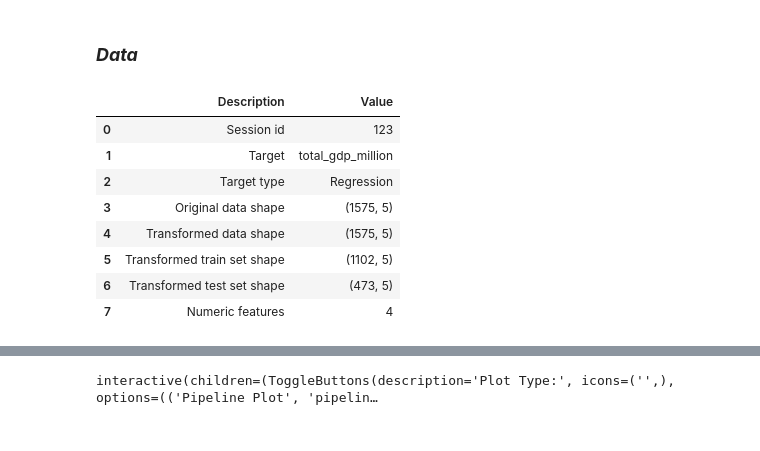
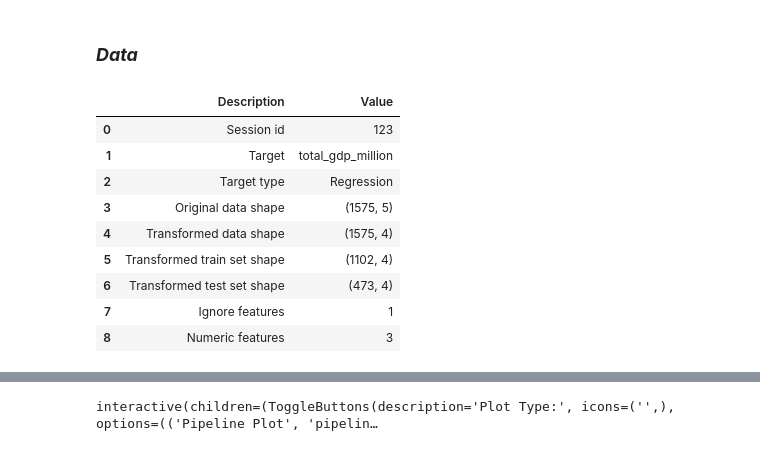
Before and after one commit to SantiagoGS97/Proyecto, a Jupyter notebook: Proyecto.ipynb, the cells around one changed output, grey strips where cells are left out. Drawn from its saved outputs; the diff is of its cells as text; code cells hidden in the pictures.

```diff
--- a/Proyecto.ipynb
+++ b/Proyecto.ipynb
@@ -411,20 +411,21 @@ Data_final['Poblacion']= std.transform(Data_final[['Poblacion']])
 Data_final_2  = Data_final.drop(columns=['Pais_x'],axis=1)
 # Se crea un nuevo DataFrame el el cual no se incluya el pais, para solo tener datos numericos para los analisis
 # %%
-reg = setup(Data_final_2, target = 'total_gdp_million', session_id = 123,remove_multicollinearity=False,preprocess=False)
+reg = setup(Data_final_2, target = 'total_gdp_million',ignore_features=['año_x'],session_id = 123,remove_multicollinearity=False,preprocess=False)
 # se configura la ruta de Pycaret para poder hacer una regresion lineal. Anteriormente se determino que la multicolinealidad
 # no seria un porblema para la ejecucion de los modelos, por lo que se decide realizar una regresion lineal
 # usando simplemente la data tal cual y no remover la multicolinealidad
 # %% [output]
 |  | Description | Value |
 | 0 | Session id | 123 |
 | 1 | Target | total_gdp_million |
 | 2 | Target type | Regression |
 | 3 | Original data shape | (1575, 5) |
-| 4 | Transformed data shape | (1575, 5) |
-| 5 | Transformed train set shape | (1102, 5) |
-| 6 | Transformed test set shape | (473, 5) |
-| 7 | Numeric features | 4 |
+| 4 | Transformed data shape | (1575, 4) |
+| 5 | Transformed train set shape | (1102, 4) |
+| 6 | Transformed test set shape | (473, 4) |
+| 7 | Ignore features | 1 |
+| 8 | Numeric features | 3 |
 # %%
 best = compare_models()
 # Se hace una comparacion de los diferentes modelos, dando como resultado que el regresor "Extra Trees" es el que mejor desempeño
```
Also changed, not shown: parts of 23 cells of this notebook, 1 other file.
